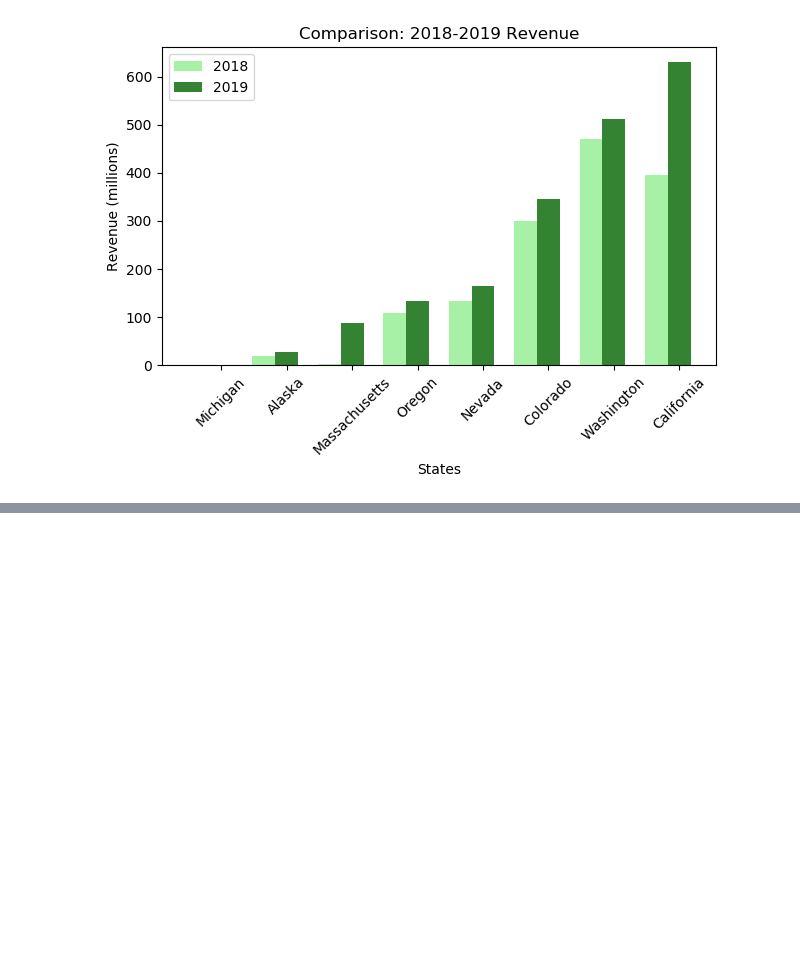
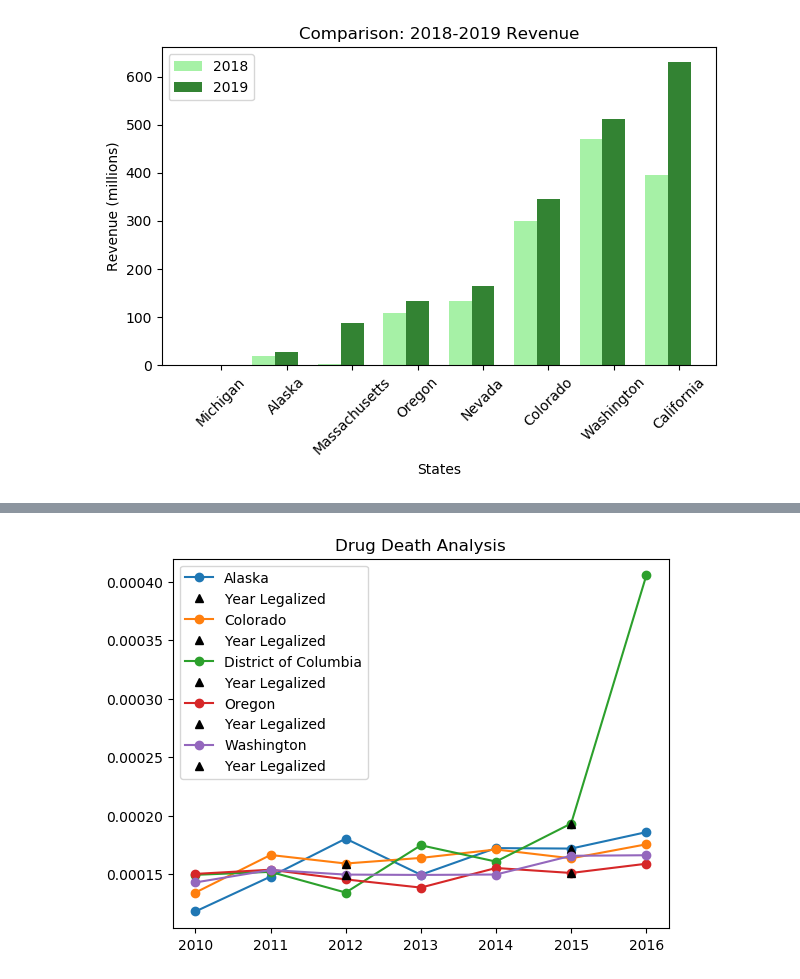
Before and after one commit to C-Miranda/ETL-Project, a Jupyter notebook: cannabis_transformed.ipynb, the cells around one changed output, grey strips where cells are left out. Saved outputs shown, nothing was run; the diff lists cells and outputs as text; code cells hidden in the pictures; blank space fills up the shorter version.

```diff
--- a/cannabis_transformed.ipynb
+++ b/cannabis_transformed.ipynb
@@ -122,7 +123,7 @@ st_rec_use_transformed.to_sql(
                 }
 )
 # %%
-grouped_st_rec = st_rec_use_transformed.sort_values(['jurisdiction','date_begin'])
+sorted_st_rec = st_rec_use_transformed.sort_values(['jurisdiction','date_begin'])
 # grouped_st_rec.head()
 # %%
 # Count legal states by years
@@ -182,0 +194,3 @@ deaths_transformed
+# %%
+sorted_st_rec['year'] = pd.DatetimeIndex(sorted_st_rec['date_begin']).year
+sorted_st_rec.head()
@@ -182,0 +204,7 @@ deaths_transformed
+# %%
+sorted_st_rec = sorted_st_rec[['jurisdiction', 'year', 'recreational_use_legalized']]
+sorted_st_rec = sorted_st_rec[sorted_st_rec['recreational_use_legalized'] == 'Yes']
+sorted_rec = sorted_st_rec.groupby('jurisdiction')
+legalized_states = sorted_rec.min()
+legalized_states = legalized_states[legalized_states['year'] <= 2015]
+legalized_states
@@ -182,0 +219,8 @@ deaths_transformed
+# %%
+years = [2010, 2011, 2012, 2013, 2014, 2015, 2016]
+states = legalized_states.index.tolist()
+
+deaths_transformed = deaths_transformed[deaths_transformed['state'].isin(states)]
+deaths_transformed = deaths_transformed[deaths_transformed['year'].isin(years)]
+deaths_transformed['death_percent'] = deaths_transformed['drug_deaths'] / deaths_transformed['population']
+deaths_transformed
@@ -182,0 +245,25 @@ deaths_transformed
+# %%
+# Plot Results
+for state in states:
+    state_to_plot = deaths_transformed[deaths_transformed['state'] == state]
+    x = years
+    y = state_to_plot['death_percent']
+
+    # Plot the world average as a line chart
+    plt.plot(x, y, "-o", label=state)
+    state_legalized_record = legalized_states.loc[state]
+
+    # state_legalized_record.head()
+    year_legalized = state_legalized_record['year']
+    df = deaths_transformed[(deaths_transformed['state'] == state) & (deaths_transformed['year'] == year_legalized)]
+    state_death_percent = df['death_percent'].values[0]
+    plt.plot(year_legalized, state_death_percent, "^", color='black', label='Year Legalized')
+
+# Create a legend
+plt.legend()
+plt.title("Drug Death Analysis")
+
+# Show the chart
+plt.show()
+# %% [output]
+[figure, added]
```
Also changed, not shown: parts of 10 cells of this notebook.
